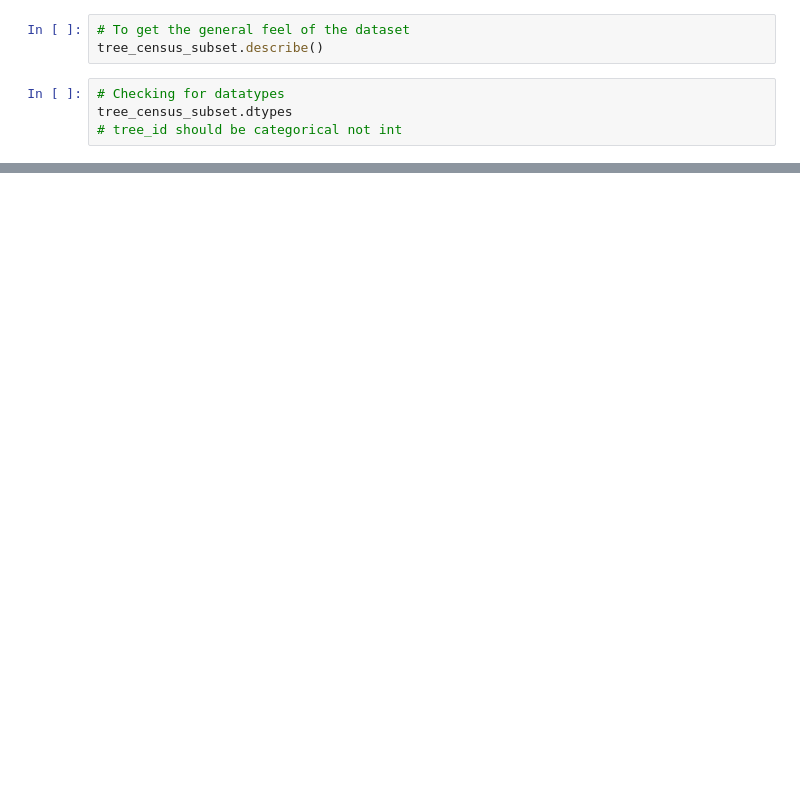
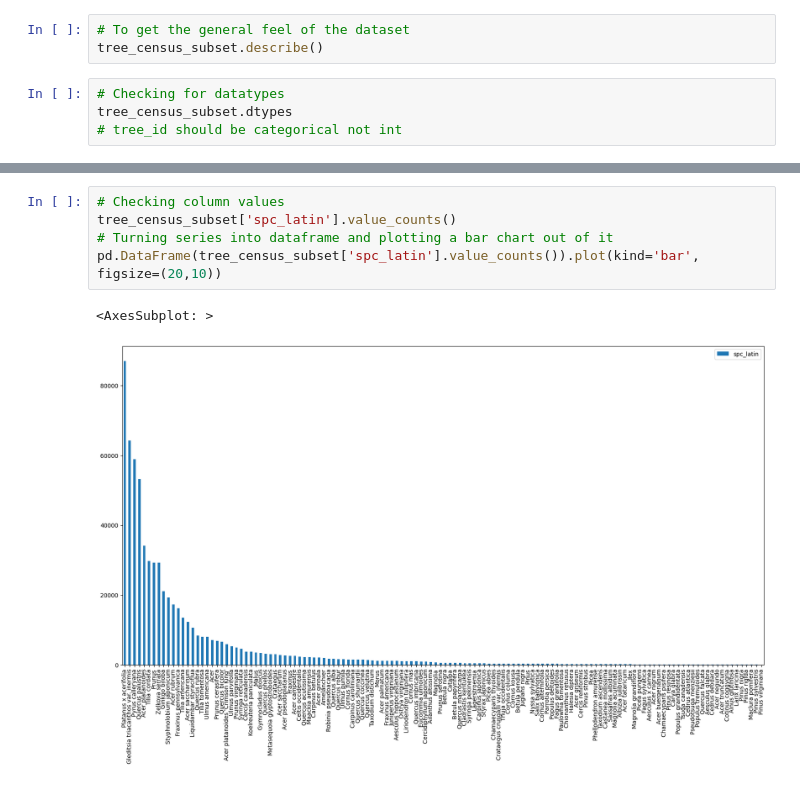
Before and after one commit to berkayersoy/Project8_cleaning, a Jupyter notebook: project8.ipynb, the cells around one changed output, grey strips where cells are left out. Saved outputs shown, nothing was run; the diff lists cells and outputs as text; blank space fills up the shorter version.

Commit message:
finished data cleaning

```diff
--- a/project8.ipynb
+++ b/project8.ipynb
@@ -44,0 +44,8 @@ array([[<AxesSubplot: title={'center': 'tree_id'}>,
+# %%
+# Checking column values
+tree_census_subset['spc_latin'].value_counts()
+# Turning series into dataframe and plotting a bar chart out of it
+pd.DataFrame(tree_census_subset['spc_latin'].value_counts()).plot(kind='bar', figsize=(20,10))
+# %% [output]
+<AxesSubplot: >
+[figure, added]
```
Also changed, not shown: parts of 39 cells of this notebook.
